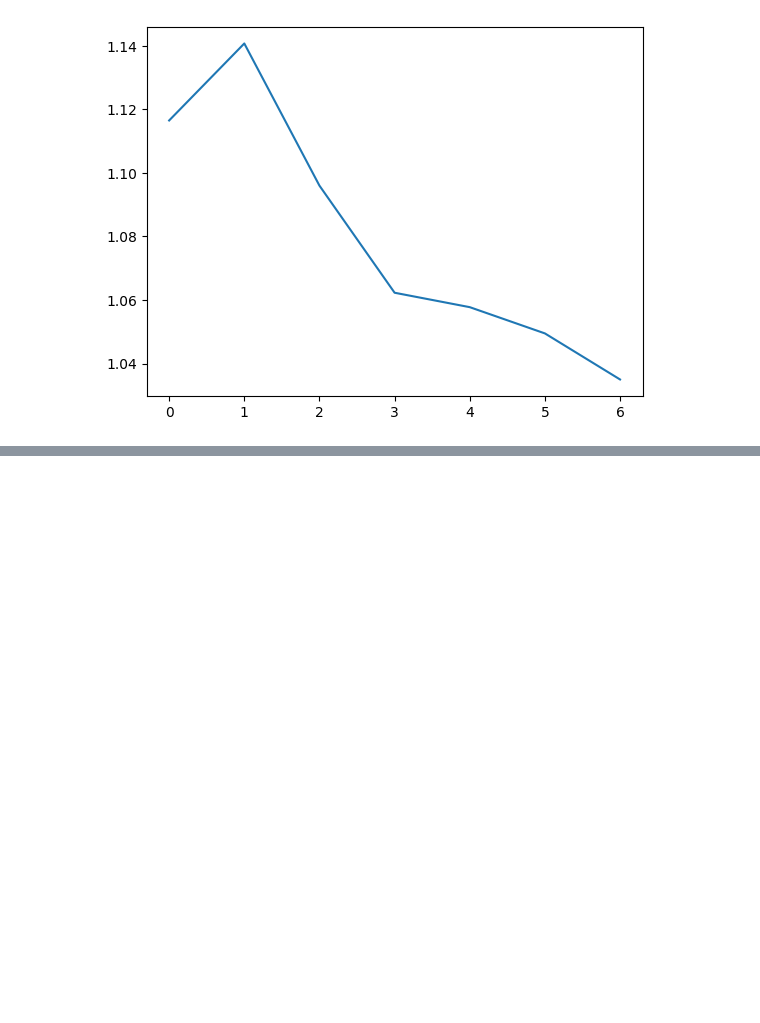
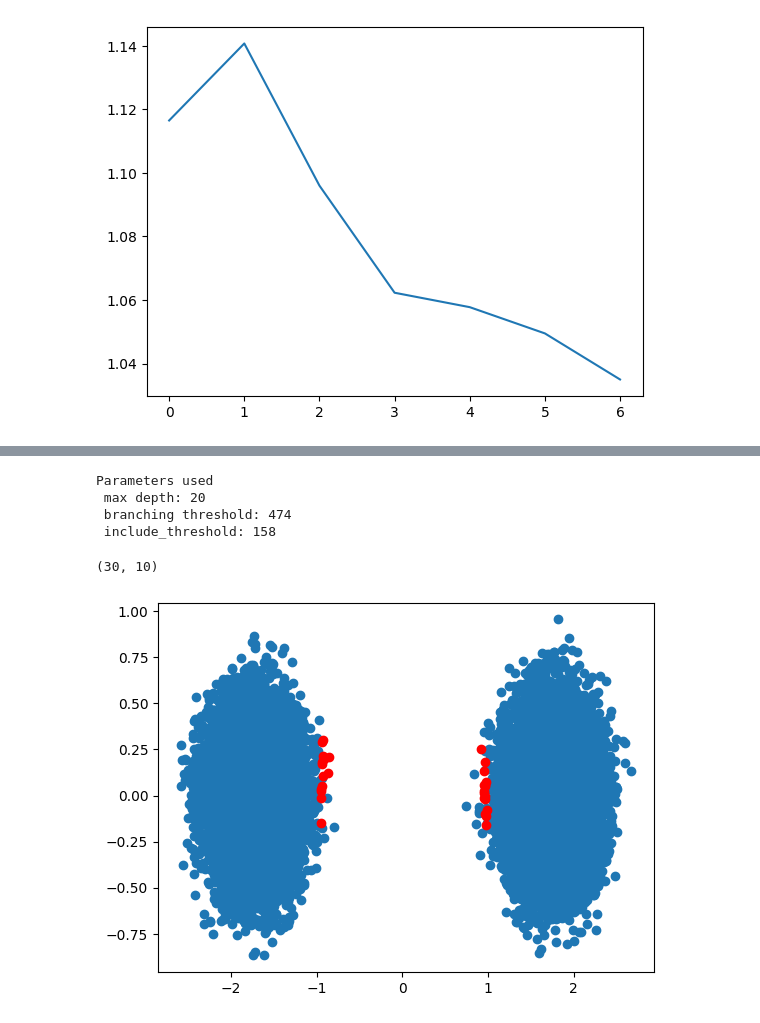
Before and after one commit to amy-ln/dpclustering, a Jupyter notebook: lsh-experiment.ipynb, the cells around one changed output, grey strips where cells are left out. Saved outputs shown, nothing was run; the diff lists cells and outputs as text; code cells hidden in the pictures; blank space fills up the shorter version.

Commit message:
create some more uniform datasets for eval

```diff
--- a/lsh-experiment.ipynb
+++ b/lsh-experiment.ipynb
@@ -291,3 +278,24 @@ print(results)
 # %% [output]
 [np.float64(1.116478079577987), np.float64(1.1407056410887424), np.float64(1.0959751267203155), np.float64(1.0622742835053947), np.float64(1.0577344190342046), np.float64(1.0494759867499979), np.float ...
 [figure]
+# %%
+from sklearn.cluster import KMeans
+from sklearn.preprocessing import MinMaxScaler
+
+gen = np.random.default_rng(78)
+
+x1 = gen.multivariate_normal(np.ones(100), np.identity(100), 10000)
+
+x2 = gen.multivariate_normal(-1*np.ones(100), np.identity(100), 10000)
+
+x = np.concat([x1, x2])
+x = MinMaxScaler((-1,1)).fit_transform(x)
+
+p = Params(epsilon=10, delta=1e-6, radius=1, dimension=100, k=2)
+
+points, weights = create_bucket_synopsis(x, p, seed=68724)
+
+centers = lloyd_with_weights(2, points, weights, 10, 23)
+
+KMeans(2).fit(x).cluster_centers_
+print(centers)
@@ -293,0 +320,20 @@ print(results)
+# %%
+z1 = gen.uniform(low=-1, high=-0.1, size=(10000,10))
+z2 = gen.uniform(low=0.1, high=1, size=(10000,10))
+z = np.concat([z1, z2])
+pca = PCA(n_components=2)
+z_2d = pca.fit_transform(z)
+plt.scatter(z_2d[:,0], z_2d[:,1])
+
+p = Params(epsilon=1, delta=1e-6, radius=1, dimension=10, k=2)
+points, weights = create_bucket_synopsis(z, p, seed=2123)
+points_2d = pca.transform(points)
+plt.scatter(points_2d[:,0], points_2d[:,1], c="red")
+points.shape
+# %% [output]
+Parameters used
+ max depth: 20
+ branching threshold: 474
+ include_threshold: 158
+(30, 10)
+[figure, added]
```
Also changed, not shown: parts of 4 cells of this notebook.
